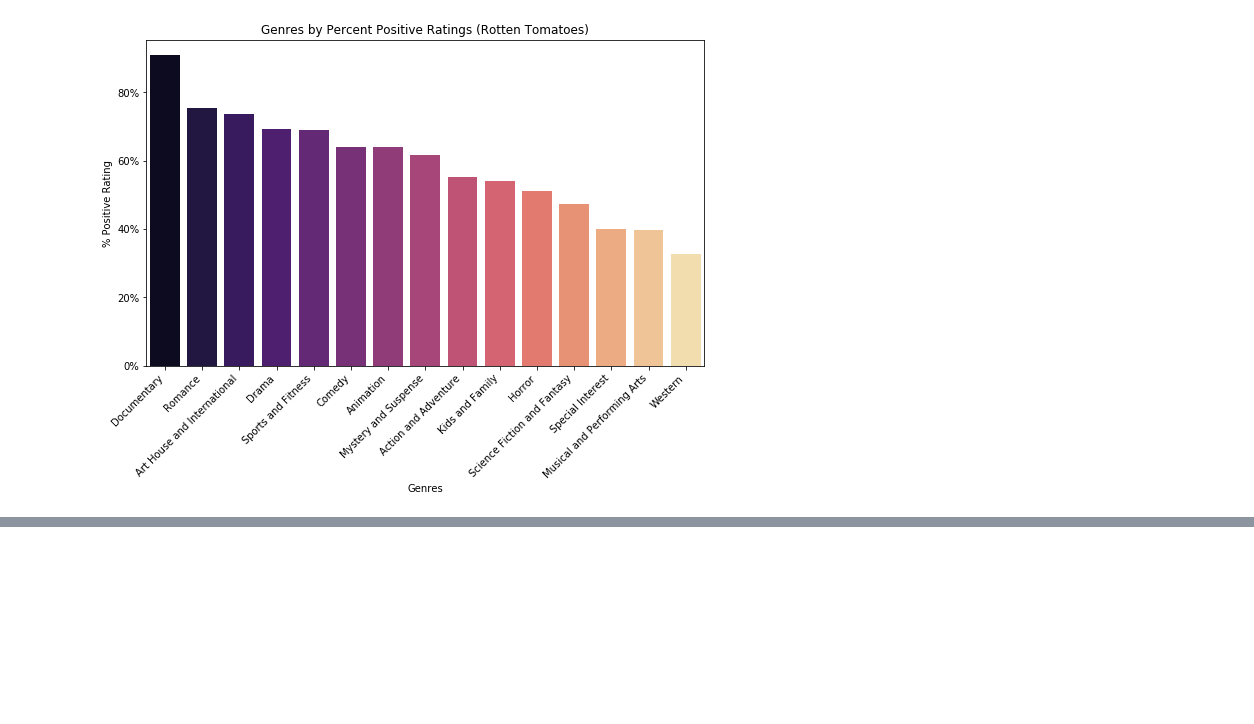
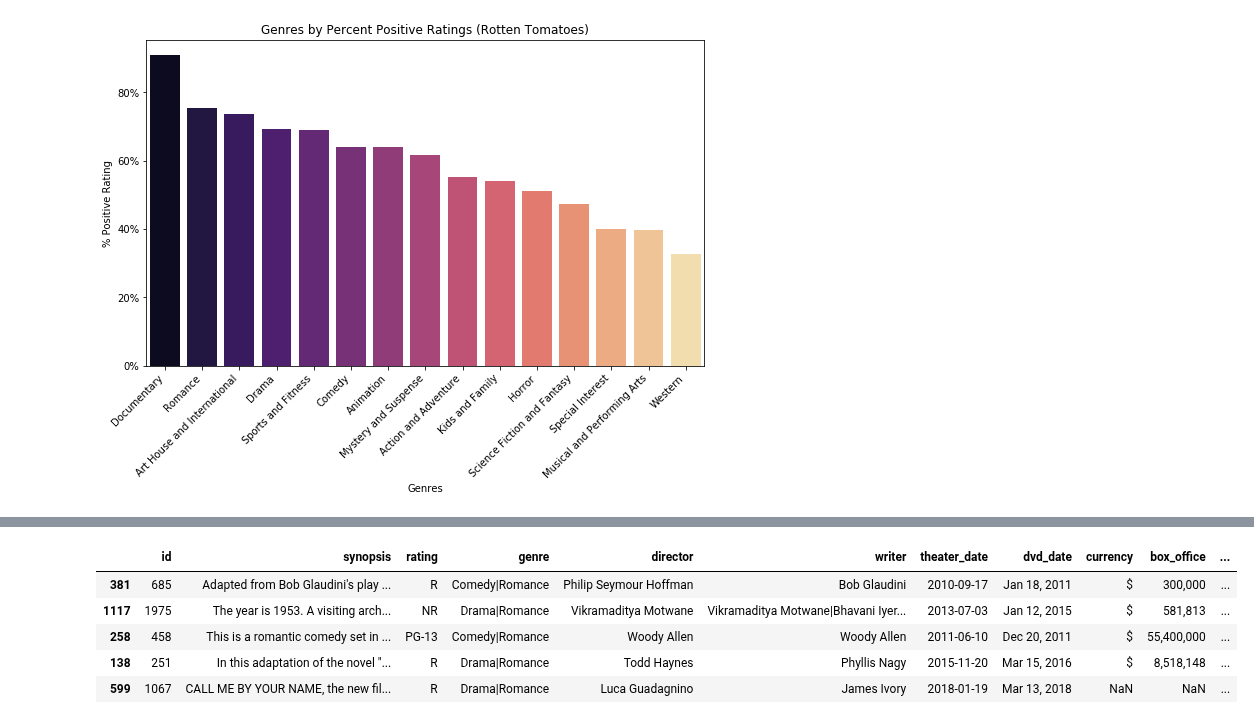
Before and after one commit to christisarv/dsc-phase-1-project-online, a Jupyter notebook: Movie Analysis Notebook.ipynb, the cells around one changed output, grey strips where cells are left out. Drawn from its saved outputs; the diff is of its cells as text; code cells hidden in the pictures; blank space fills up the shorter version.

```diff
--- a/Movie Analysis Notebook.ipynb
+++ b/Movie Analysis Notebook.ipynb
@@ -492,0 +527,9 @@ print(len(rt_filtered.loc[(rt_filtered['genre1'] =='Romance') | (rt_filtered['ge
+# %%
+rt_filtered.loc[(rt_filtered['genre1'] =='Romance') | (rt_filtered['genre2'] =='Romance')| (rt_filtered['genre2'] =='Romance')].sort_values('fresh_pct').tail()
+# %% [output]
+|  | id | synopsis | rating | genre | director | writer | theater_date | dvd_date | currency | box_office | ... |
+| 381 | 685 | Adapted from Bob Glaudini's play ... | R | Comedy|Romance | Philip Seymour Hoffman | Bob Glaudini | 2010-09-17 | Jan 18, 2011 | $ | 300,000 | ... |
+| 1117 | 1975 | The year is 1953. A visiting arch... | NR | Drama|Romance | Vikramaditya Motwane | Vikramaditya Motwane|Bhavani Iyer... | 2013-07-03 | Jan 12, 2015 | $ | 581,813 | ... |
+| 258 | 458 | This is a romantic comedy set in ... | PG-13 | Comedy|Romance | Woody Allen | Woody Allen | 2011-06-10 | Dec 20, 2011 | $ | 55,400,000 | ... |
+| 138 | 251 | In this adaptation of the novel "... | R | Drama|Romance | Todd Haynes | Phyllis Nagy | 2015-11-20 | Mar 15, 2016 | $ | 8,518,148 | ... |
+| 599 | 1067 | CALL ME BY YOUR NAME, the new fil... | R | Drama|Romance | Luca Guadagnino | James Ivory | 2018-01-19 | Mar 13, 2018 | NaN | NaN | ... |
```
Also changed, not shown: parts of 14 cells of this notebook, 1 other file.
